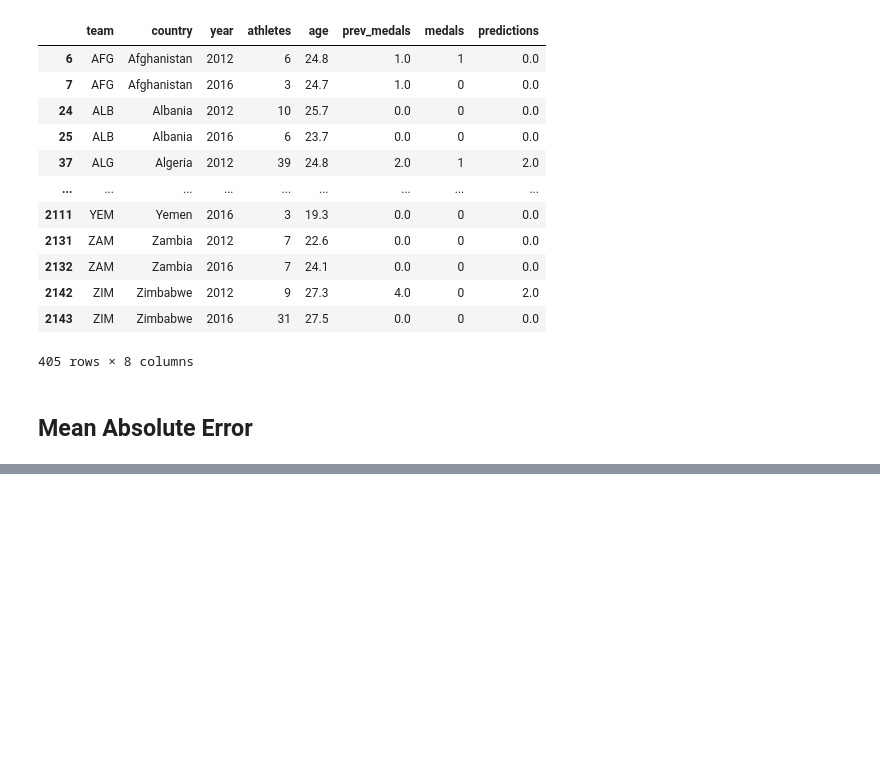
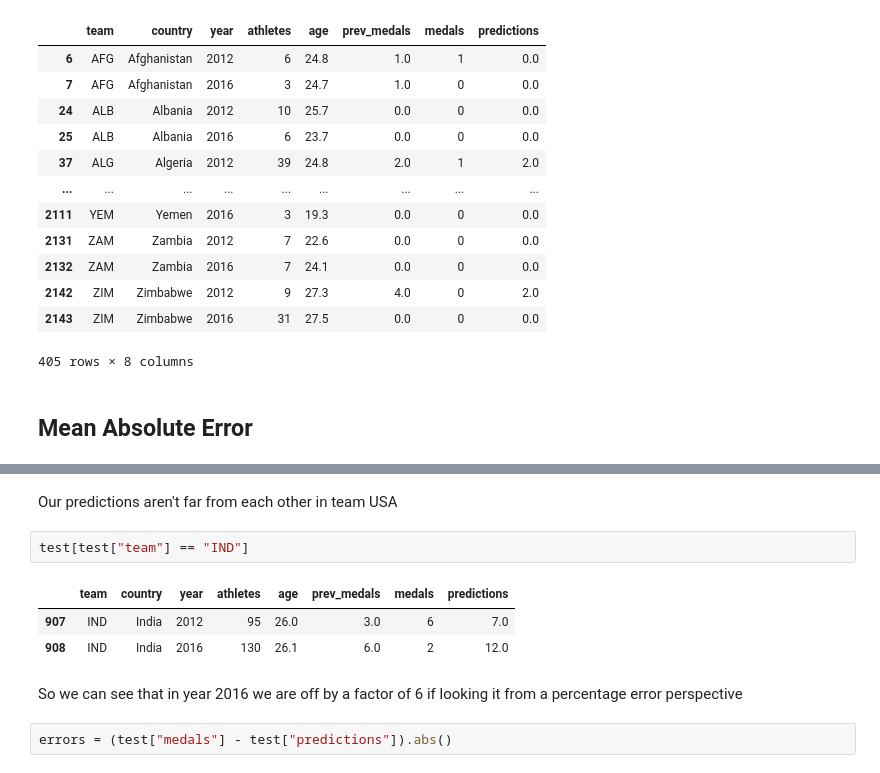
Before and after one commit to Omagbs/machine-learning-labs, a Jupyter notebook: Olympic Medal Prediction/Olympics medal predictor.ipynb, the cells around one changed output, grey strips where cells are left out. Saved outputs shown, nothing was run; the diff lists cells and outputs as text; blank space fills up the shorter version.

```diff
--- a/Olympic Medal Prediction/Untitled.ipynb
+++ b/Olympic Medal Prediction/Olympics medal predictor.ipynb
@@ -288,0 +317,12 @@ error = mean_absolute_error(test["medals"], test["predictions
+# %% [markdown]
+Our predictions aren't far from each other in team USA
+# %%
+test[test["team"] == "IND"]
+# %% [output]
+|  | team | country | year | athletes | age | prev_medals | medals | predictions |
+| 907 | IND | India | 2012 | 95 | 26.0 | 3.0 | 6 | 7.0 |
+| 908 | IND | India | 2016 | 130 | 26.1 | 6.0 | 2 | 12.0 |
+# %% [markdown]
+So we can see that in year 2016 we are off by a factor of 6 if looking it from a percentage error perspective
+# %%
+errors = (test["medals"] - test["predictions"]).abs()
```
Also changed, not shown: parts of 28 cells of this notebook.
